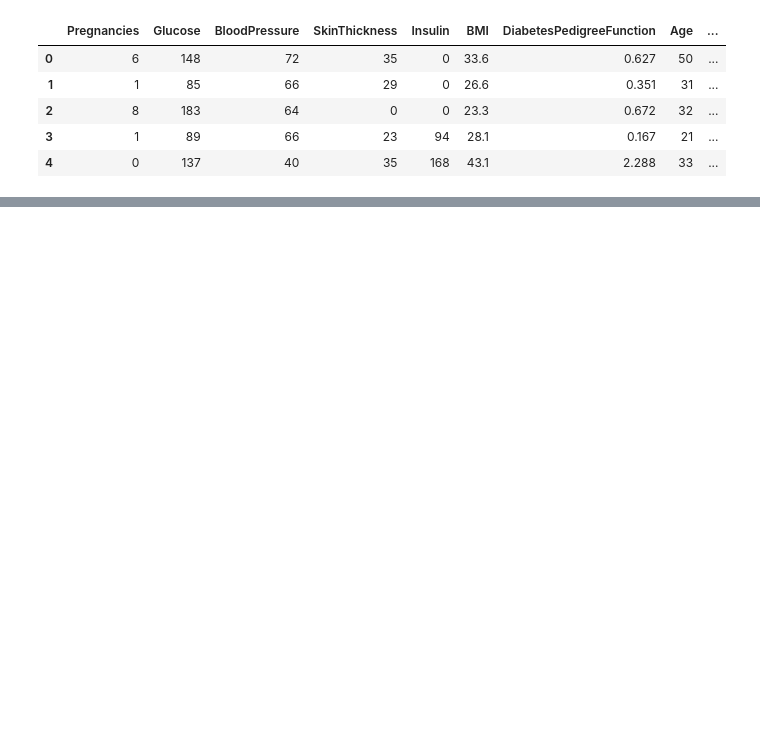
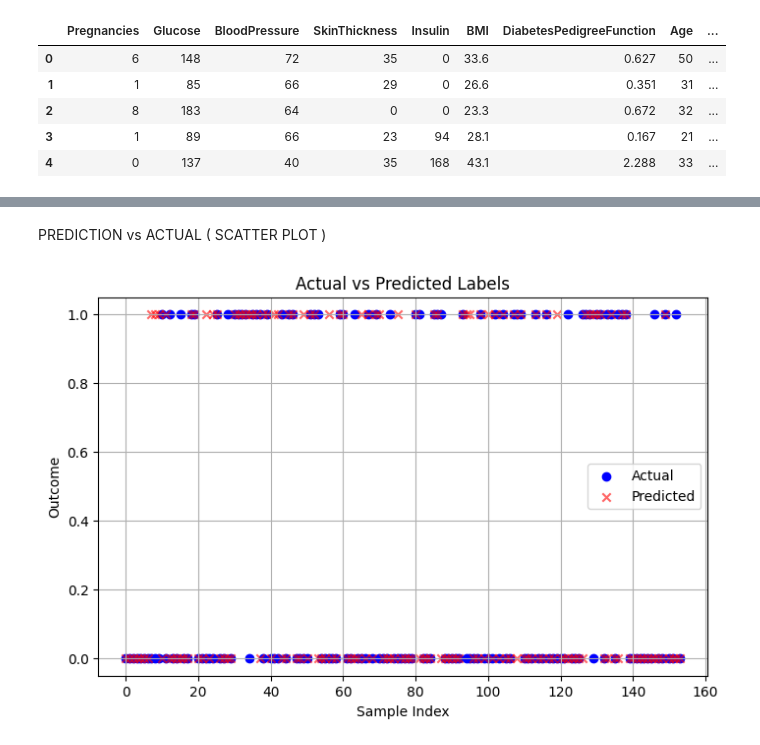
Before and after one commit to shrishti452/Diabetes-Prediction, a Jupyter notebook: Diabetes_Prediction.ipynb, the cells around one changed output, grey strips where cells are left out. Cells and saved outputs as stored; diff of their text form; code cells hidden in the pictures; blank space fills up the shorter version.

```diff
--- a/Diabetes_Prediction.ipynb
+++ b/Diabetes_Prediction.ipynb
@@ -27,0 +87,14 @@ x_train,x_test,y_train,y_test = train_test_split(x,y,test_size=0.2,random_state=
+# %%
+from sklearn.metrics import accuracy_score, classification_report
+
+# Train the logistic regression model
+theta = gradient_descent_logistic(x_train, y_train)
+
+# Predictions
+x_test_bias = np.c_[np.ones((x_test.shape[0], 1)), x_test]
+preds = sigmoid(x_test_bias @ theta)
+pred_labels = (preds >= 0.5).astype(int)
+
+# Evaluation
+print("Accuracy:" , accuracy_score(y_test, pred_labels))
+print(classification_report(y_test, pred_labels))
@@ -27,0 +153,20 @@ x_train,x_test,y_train,y_test = train_test_split(x,y,test_size=0.2,random_state=
+# %% [markdown]
+PREDICTION vs ACTUAL ( SCATTER PLOT )
+# %%
+# MAKE PREDICTIONS
+x_test_bias = np.c_[np.ones((x_test.shape[0], 1)), x_test]
+pred_probs = sigmoid(x_test_bias @ theta)
+pred_labels = (pred_probs >= 0.5).astype(int)
+
+#PLOT
+plt.figure(figsize=(8,5))
+plt.scatter(range(len(y_test)),y_test , color='blue',label='Actual')
+plt.scatter(range(len(pred_labels)),pred_labels,color='red',alpha=0.6,label='Predicted',marker ='x')
+plt.title('Actual vs Predicted Labels')
+plt.xlabel('Sample Index')
+plt.ylabel('Outcome')
+plt.legend()
+plt.grid(True)
+plt.show()
+# %% [output]
+[figure, added]
```
Also changed, not shown: parts of 21 cells of this notebook.
